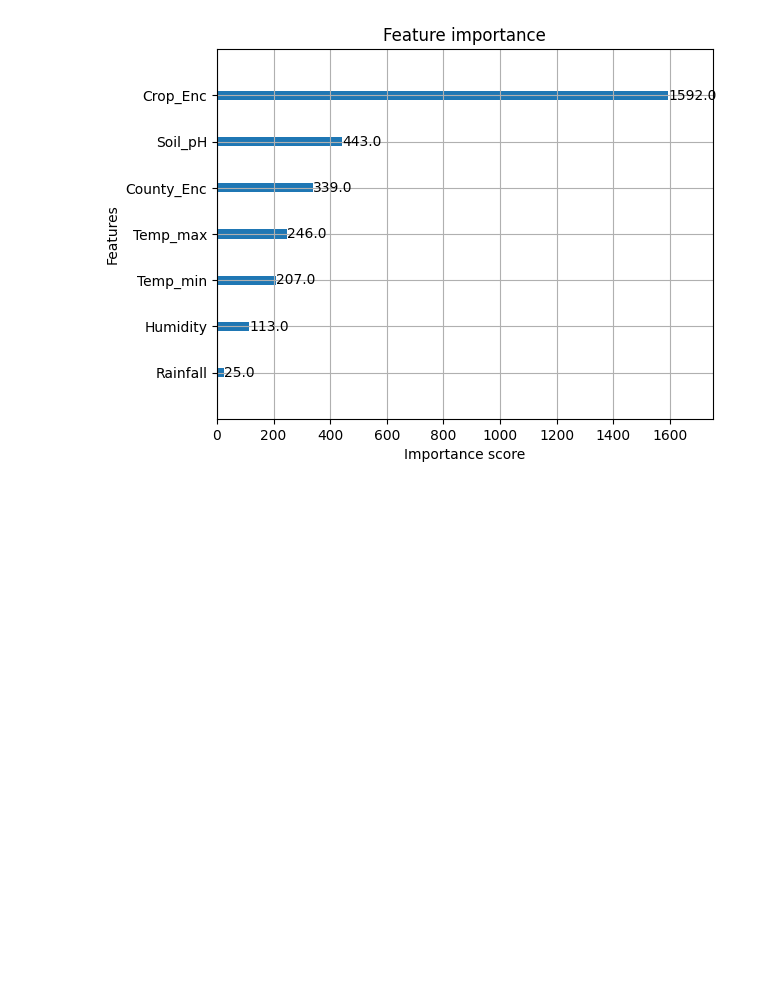
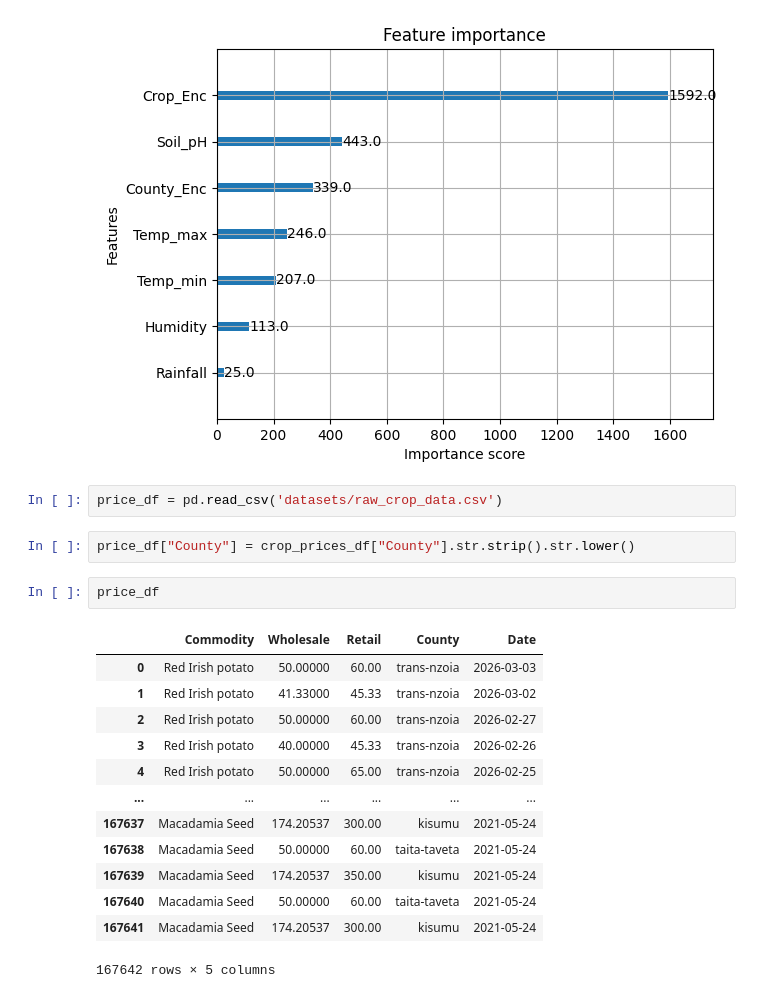
Before and after one commit to Gideonngige/jupyter-notebooks, a Jupyter notebook: Model5.ipynb, the cells around one changed output. Cells and saved outputs as stored; diff of their text form; blank space fills up the shorter version.

```diff
--- a/Model5.ipynb
+++ b/Model5.ipynb
@@ -254,3 +264,23 @@ xgb.plot_importance(suit_model)
 plt.show()
 # %% [output]
 [figure]
+# %%
+price_df = pd.read_csv('datasets/raw_crop_data.csv')
+# %%
+price_df["County"] = crop_prices_df["County"].str.strip().str.lower()
+# %%
+price_df
+# %% [output]
+|  | Commodity | Wholesale | Retail | County | Date |
+| 0 | Red Irish potato | 50.00000 | 60.00 | trans-nzoia | 2026-03-03 |
+| 1 | Red Irish potato | 41.33000 | 45.33 | trans-nzoia | 2026-03-02 |
+| 2 | Red Irish potato | 50.00000 | 60.00 | trans-nzoia | 2026-02-27 |
+| 3 | Red Irish potato | 40.00000 | 45.33 | trans-nzoia | 2026-02-26 |
+| 4 | Red Irish potato | 50.00000 | 65.00 | trans-nzoia | 2026-02-25 |
+| ... | ... | ... | ... | ... | ... |
+| 167637 | Macadamia Seed | 174.20537 | 300.00 | kisumu | 2021-05-24 |
+| 167638 | Macadamia Seed | 50.00000 | 60.00 | taita-taveta | 2021-05-24 |
+| 167639 | Macadamia Seed | 174.20537 | 350.00 | kisumu | 2021-05-24 |
+| 167640 | Macadamia Seed | 50.00000 | 60.00 | taita-taveta | 2021-05-24 |
+| 167641 | Macadamia Seed | 174.20537 | 300.00 | kisumu | 2021-05-24 |
+167642 rows × 5 columns
```
Also changed, not shown: parts of 13 cells of this notebook.
